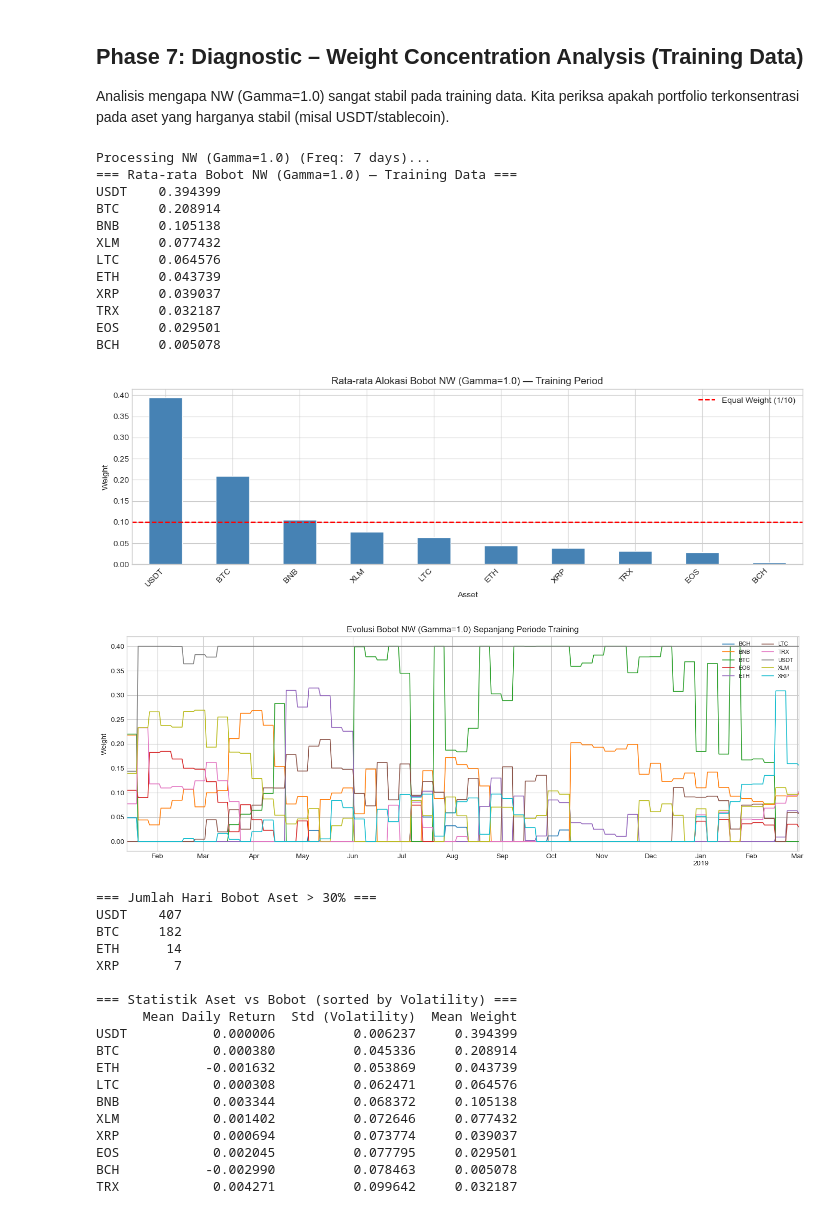
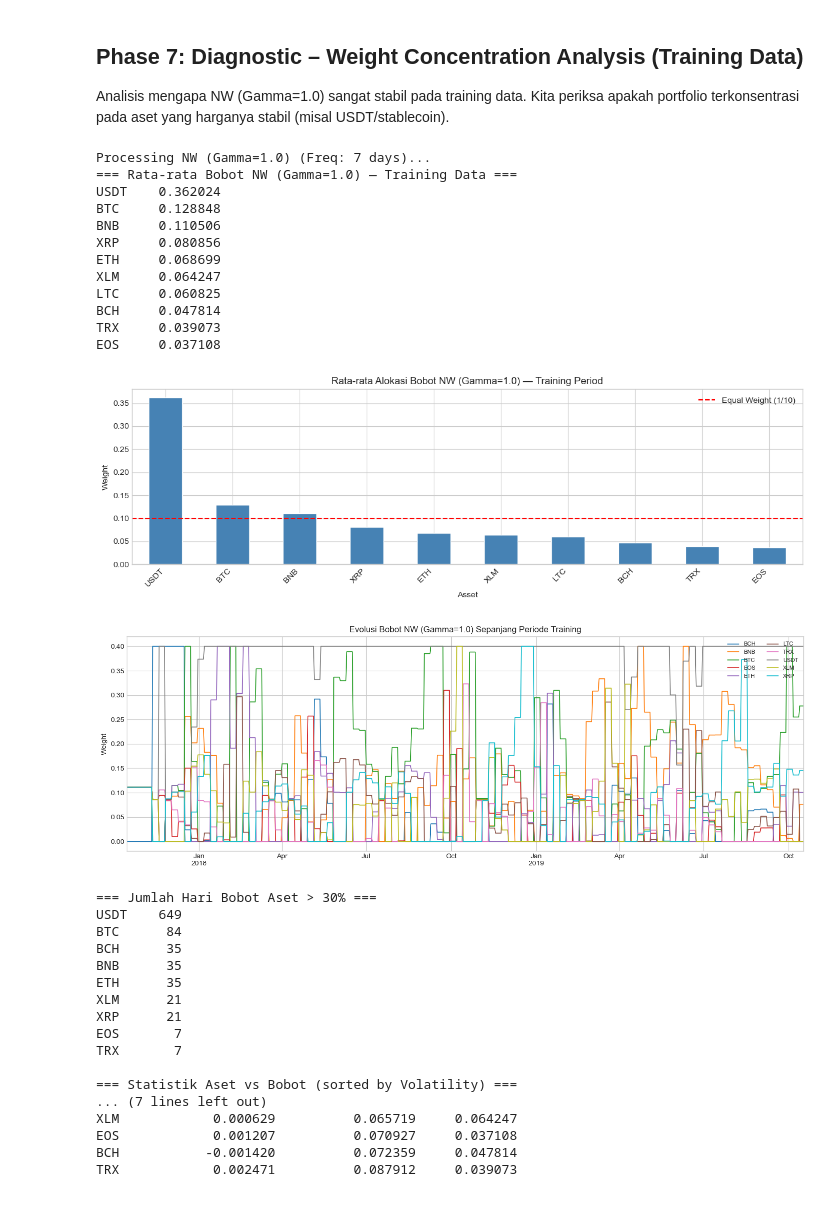
Before and after one commit to ragilrojo/ExperimentThesis, a Jupyter notebook: guidiciti_reexperiment/RLNetworkMarkowitz_Thesis_FinalResettingGamma.ipynb, the cells around one changed output. Saved outputs shown, nothing was run; the diff lists cells and outputs as text; code cells hidden in the pictures.

Commit message:
Add gamma centering + excess NW reward + precomputed fast env (before re-training)

```diff
--- a/guidiciti_reexperiment/RLNetworkMarkowitz_Thesis_FinalResettingGamma.ipynb
+++ b/guidiciti_reexperiment/RLNetworkMarkowitz_Thesis_FinalResettingGamma.ipynb
@@ -416,21 +586,22 @@ Backtesting the trained RL models on the **training period** to assess in-sample
 # ============================================================
 # Phase 6: In-Sample Backtest on Training Data
 # ============================================================
-# Gunakan model yang sudah di-train di Phase 5; jalankan backtest
-# pada train_data (80% pertama dari ret_old) untuk melihat in-sample fit.
+# Bandingkan: NW baseline vs RL-improved (gamma centered on 1.0)
 
 strategies_insample = [
     NetworkMarkowitz('NW (Gamma=1.0)', gamma=1.0),
     NetworkMarkowitz('NW (Gamma=0.0)', gamma=0.0),
-    RLNetworkMarkowitz('RL-Net (Defensive)',    'final_mdd'),
-    RLNetworkMarkowitz('RL-Net (Total Return)', 'final_raw'),
+    RLNetworkMarkowitz('RL-Net (Excess NW)',     'ppo_nw_excess_v2',
+                       gamma_center=GAMMA_CENTER, gamma_range=GAMMA_RANGE),
+    RLNetworkMarkowitz('RL-Net (Risk-Adj)',      'ppo_nw_riskadj_v2',
+                       gamma_center=GAMMA_CENTER, gamma_range=GAMMA_RANGE),
 ]
 
 results_map_train = {}
 gamma_map_train   = {}
 for s in strategies_insample:
     res, _, g_hist = run_backtest_with_frequency(
-        s, train_data, window=SET_WINDOW, rebalance_freq=SET_REBALANCE
+        s, ret_old, window=SET_WINDOW, rebalance_freq=SET_REBALANCE
     )
     results_map_train[s.name] = res
     if 'RL-Net' in s.name:
@@ -440,8 +611,8 @@ for s in strategies_insample:
 colors = {
     'NW (Gamma=1.0)':       'steelblue',
     'NW (Gamma=0.0)':       'gray',
-    'RL-Net (Defensive)':    'crimson',
-    'RL-Net (Total Return)': 'darkorange',
+    'RL-Net (Excess NW)':    'crimson',
+    'RL-Net (Risk-Adj)':     'darkorange',
 }
 plt.figure(figsize=(12, 5))
 for name, r in results_map_train.items():
@@ -450,7 +621,7 @@ for name, r in results_map_train.items():
         color=colors.get(name),
         linewidth=2.0
     )
-plt.title('In-Sample Backtest (Training Data): NW vs RL-Net')
+plt.title('In-Sample Backtest (Training Data): NW vs RL-Net (Gamma-Centered)')
 plt.legend()
 plt.tight_layout()
 plt.show()
@@ -462,7 +633,7 @@ if gamma_map_train:
         g.plot(label=f'{name} gamma', color=colors.get(name), alpha=0.8)
     plt.axhline(1.0, color='steelblue', linestyle='--', label='NW Gamma=1.0 (baseline)')
     plt.axhline(0.0, color='gray', linestyle=':', linewidth=0.8)
-    plt.title('Gamma Dynamics - Training Period ([-10, +10] range)')
+    plt.title(f'Gamma Dynamics - Training Period (range [{GAMMA_CENTER-GAMMA_RANGE}, {GAMMA_CENTER+GAMMA_RANGE}])')
     plt.ylabel('Gamma Value')
     plt.legend()
     plt.tight_layout()
@@ -520,7 +691,7 @@ Kita periksa apakah portfolio terkonsentrasi pada aset yang harganya stabil (mis
 # Re-run backtest NW dengan menyimpan history bobot
 nw_strat = NetworkMarkowitz('NW (Gamma=1.0)', gamma=1.0)
 nw_ret_train, nw_wts_train, _ = run_backtest_with_frequency(
-    nw_strat, train_data, window=SET_WINDOW, rebalance_freq=SET_REBALANCE
+    nw_strat, ret_old, window=SET_WINDOW, rebalance_freq=SET_REBALANCE
 )
 
 # ── 1. Rata-rata bobot per aset (training period) ──────────────
@@ -555,63 +726,62 @@ dominant_days = (nw_wts_train > dominant_threshold).sum()
 print("\n=== Jumlah Hari Bobot Aset > 30% ===")
 print(dominant_days[dominant_days > 0].sort_values(ascending=False).to_string())
 
 # ── 5. Volatilitas (std) dan mean return per aset ─────────────
 asset_stats = pd.DataFrame({
-    "Mean Daily Return": train_data.mean(),
-    "Std (Volatility)":  train_data.std(),
+    "Mean Daily Return": ret_old.mean(),
+    "Std (Volatility)":  ret_old.std(),
     "Mean Weight":       mean_wts,
 }).sort_values("Std (Volatility)")
 print("\n=== Statistik Aset vs Bobot (sorted by Volatility) ===")
 print(asset_stats.round(6).to_string())
 
 # ── 6. Scatter: volatilitas vs bobot rata-rata ────────────────
 fig, ax = plt.subplots(figsize=(8, 5))
 ax.scatter(asset_stats["Std (Volatility)"], asset_stats["Mean Weight"], s=80, color="steelblue")
 for idx, row in asset_stats.iterrows():
     ax.annotate(idx, (row["Std (Volatility)"], row["Mean Weight"]),
                 textcoords="offset points", xytext=(4, 4), fontsize=8)
 ax.set_xlabel("Std Dev Harian (Volatilitas)")
 ax.set_ylabel("Rata-rata Bobot NW")
 ax.set_title("Volatilitas vs Bobot — NW Gamma=1.0 (Training)")
 ax.axvline(0.01, color="orange", linestyle="--", alpha=0.7, label="Vol = 1%")
 ax.legend()
 plt.tight_layout()
 plt.show()
 
 # ── 7. Korelasi aset dengan NW return ────────────────────────
-corr_with_nw = train_data.corrwith(nw_ret_train).sort_values(ascending=False)
+corr_with_nw = ret_old.corrwith(nw_ret_train).sort_values(ascending=False)
 print("\n=== Korelasi Aset vs Return NW ===")
 print(corr_with_nw.to_string())
 # %% [output]
 Processing NW (Gamma=1.0) (Freq: 7 days)...
 === Rata-rata Bobot NW (Gamma=1.0) — Training Data ===
-USDT    0.394399
-BTC     0.208914
-BNB     0.105138
-XLM     0.077432
-LTC     0.064576
-ETH     0.043739
-XRP     0.039037
-TRX     0.032187
-EOS     0.029501
-BCH     0.005078
+USDT    0.362024
+BTC     0.128848
+BNB     0.110506
+XRP     0.080856
+ETH     0.068699
+XLM     0.064247
+LTC     0.060825
+BCH     0.047814
+TRX     0.039073
+EOS     0.037108
-[figure, old version]
+[figure, new version]
-[figure, old version]
+[figure, new version]
 === Jumlah Hari Bobot Aset > 30% ===
-USDT    407
-BTC     182
-ETH      14
-XRP       7
+USDT    649
+BTC      84
+BCH      35
+BNB      35
+ETH      35
+XLM      21
+XRP      21
+EOS       7
+TRX       7
 
 === Statistik Aset vs Bobot (sorted by Volatility) ===
-      Mean Daily Return  Std (Volatility)  Mean Weight
-USDT           0.000006          0.006237     0.394399
-BTC            0.000380          0.045336     0.208914
-ETH           -0.001632          0.053869     0.043739
-LTC            0.000308          0.062471     0.064576
-BNB            0.003344          0.068372     0.105138
-XLM            0.001402          0.072646     0.077432
-XRP            0.000694          0.073774     0.039037
-EOS            0.002045          0.077795     0.029501
-BCH           -0.002990          0.078463     0.005078
-TRX            0.004271          0.099642     0.032187
+... (7 lines left out)
+XLM            0.000629          0.065719     0.064247
+EOS            0.001207          0.070927     0.037108
+BCH           -0.001420          0.072359     0.047814
+TRX            0.002471          0.087912     0.039073
```
Also changed, not shown: parts of 10 cells of this notebook, 12 other files.
